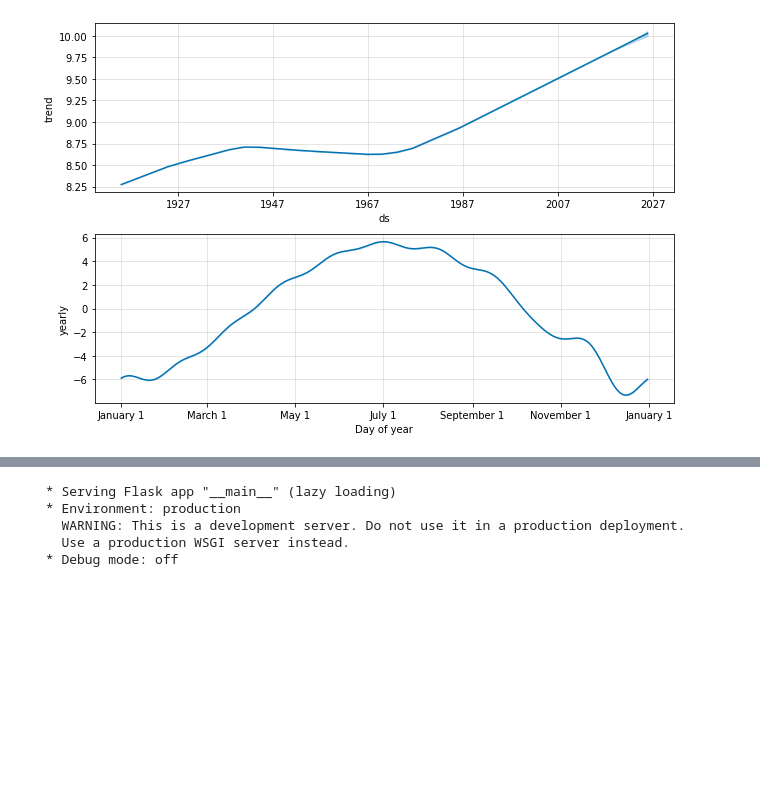
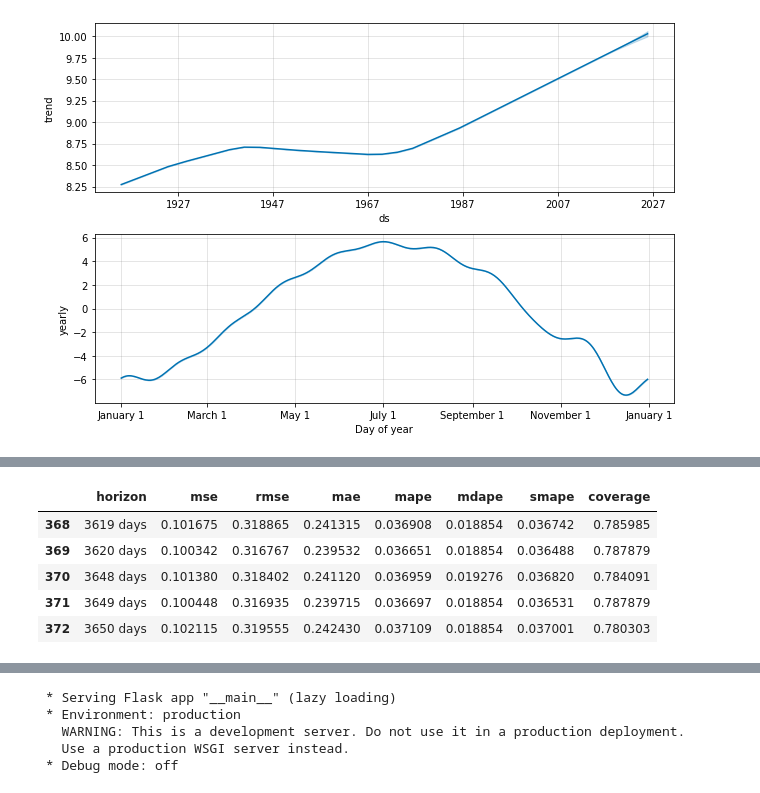
Before and after one commit to jqin18/project3, a Jupyter notebook: data_model.ipynb, the cells around one changed output, grey strips where cells are left out. Cells and saved outputs as stored; diff of their text form; code cells hidden in the pictures; blank space fills up the shorter version.

```diff
--- a/data_model.ipynb
+++ b/data_model.ipynb
@@ -170,0 +184,11 @@ forecast2[['ds', 'yhat', 'yhat_lower', 'yhat_upper']].tail()
+# %%
+from prophet.diagnostics import performance_metrics
+df_p = performance_metrics(df_cv)
+df_p.tail()
+# %% [output]
+|  | horizon | mse | rmse | mae | mape | mdape | smape | coverage |
+| 368 | 3619 days | 0.101675 | 0.318865 | 0.241315 | 0.036908 | 0.018854 | 0.036742 | 0.785985 |
+| 369 | 3620 days | 0.100342 | 0.316767 | 0.239532 | 0.036651 | 0.018854 | 0.036488 | 0.787879 |
+| 370 | 3648 days | 0.101380 | 0.318402 | 0.241120 | 0.036959 | 0.019276 | 0.036820 | 0.784091 |
+| 371 | 3649 days | 0.100448 | 0.316935 | 0.239715 | 0.036697 | 0.018854 | 0.036531 | 0.787879 |
+| 372 | 3650 days | 0.102115 | 0.319555 | 0.242430 | 0.037109 | 0.018854 | 0.037001 | 0.780303 |
```
Also changed, not shown: parts of 8 cells of this notebook, 4 other files.
